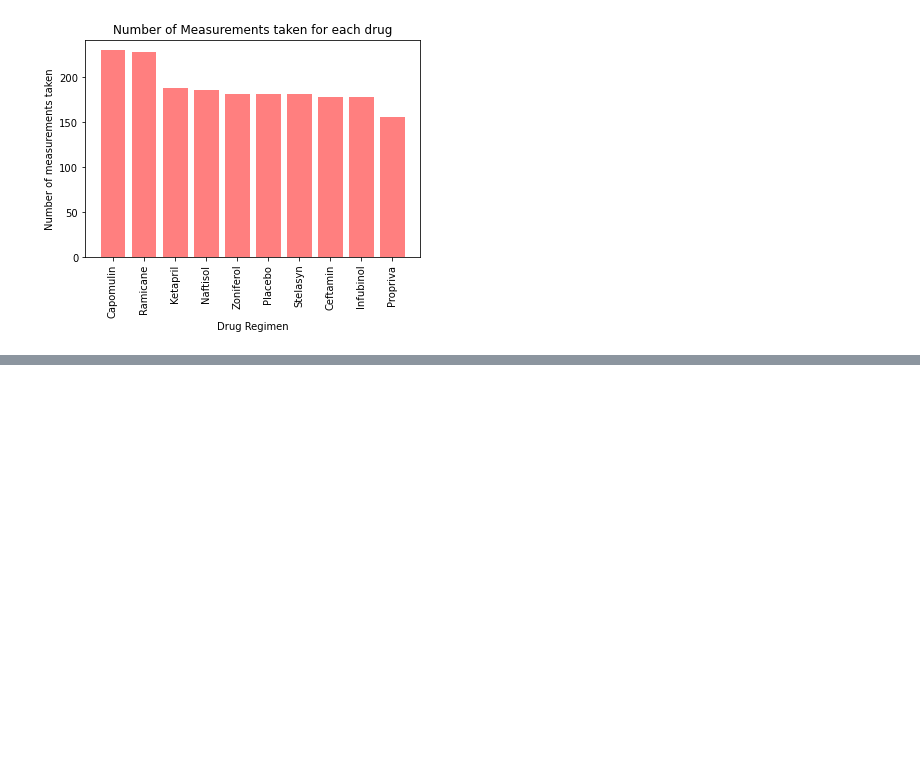
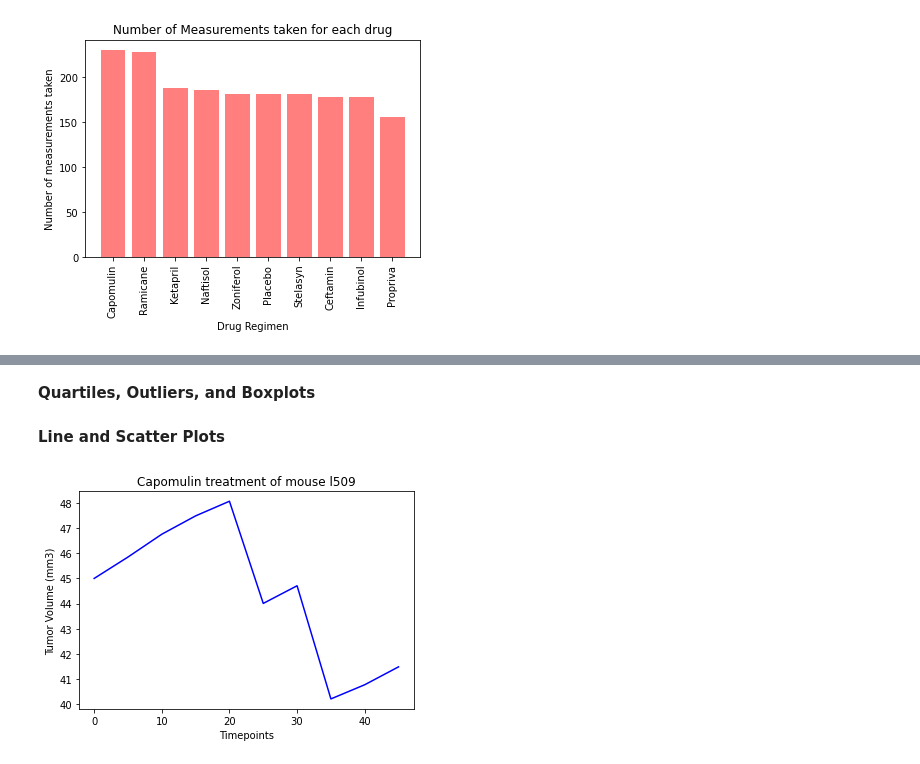
Before and after one commit to sieiden/matplotlib_challenge, a Jupyter notebook: Untitled.ipynb, the cells around one changed output, grey strips where cells are left out. Drawn from its saved outputs; the diff is of its cells as text; code cells hidden in the pictures; blank space fills up the shorter version.

```diff
--- a/Untitled.ipynb
+++ b/Untitled.ipynb
@@ -256,0 +273,24 @@ plt.axis("equal");
+# %% [markdown]
+<b> Quartiles, Outliers, and Boxplots
+# %% [markdown]
+<b> Line and Scatter Plots
+# %%
+#find all of the mice in the Capomulin drug segment
+capomulin_mice_df = clean_df.loc[(clean_df["Drug Regimen"]=="Capomulin")]
+
+# Set the 'Mouse ID' to be our index for easy referencing of rows
+capomulin_mice_df = capomulin_mice_df.set_index("Mouse ID")
+
+#Collect the mouse id to search through our data frame
+mouse_id = "l509"
+tumor_volume = capomulin_mice_df.loc[mouse_id,["Tumor Volume (mm3)"]]
+x_axis = capomulin_mice_df.loc[mouse_id]["Timepoint"]
+
+line_graph = plt.plot(x_axis, tumor_volume,
+                        color="blue",label=mouse_id)
+
+plt.title(f'Capomulin treatment of mouse {mouse_id}');
+plt.xlabel("Timepoints")
+plt.ylabel("Tumor Volume (mm3)");
+# %% [output]
+[figure, added]
```
Also changed, not shown: parts of 3 cells of this notebook.
